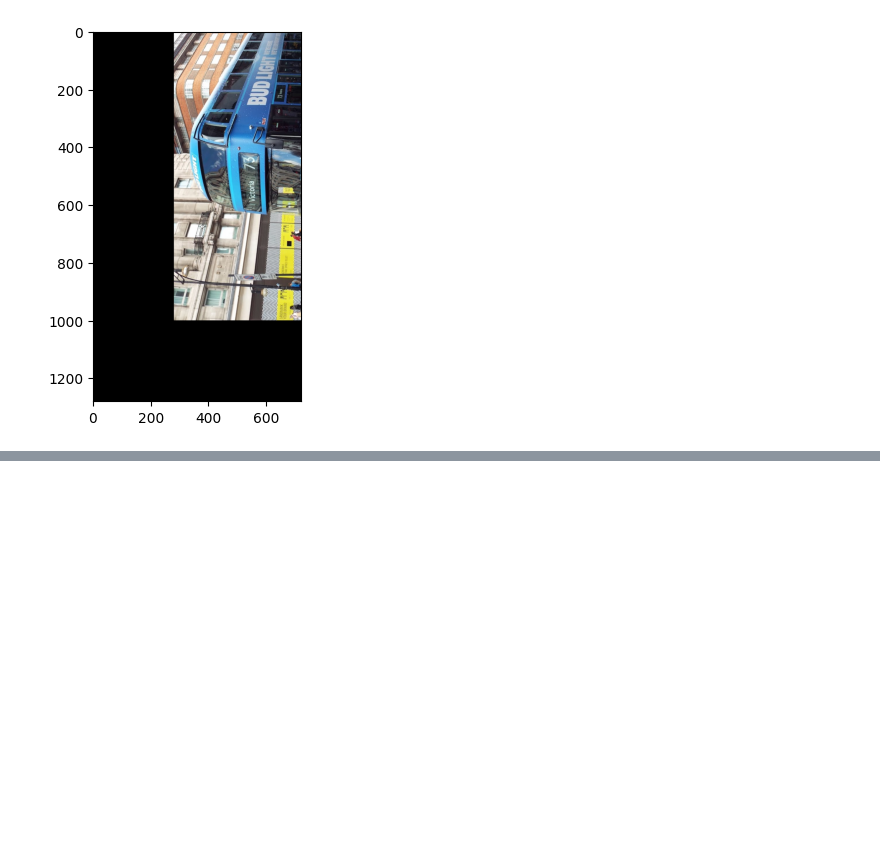
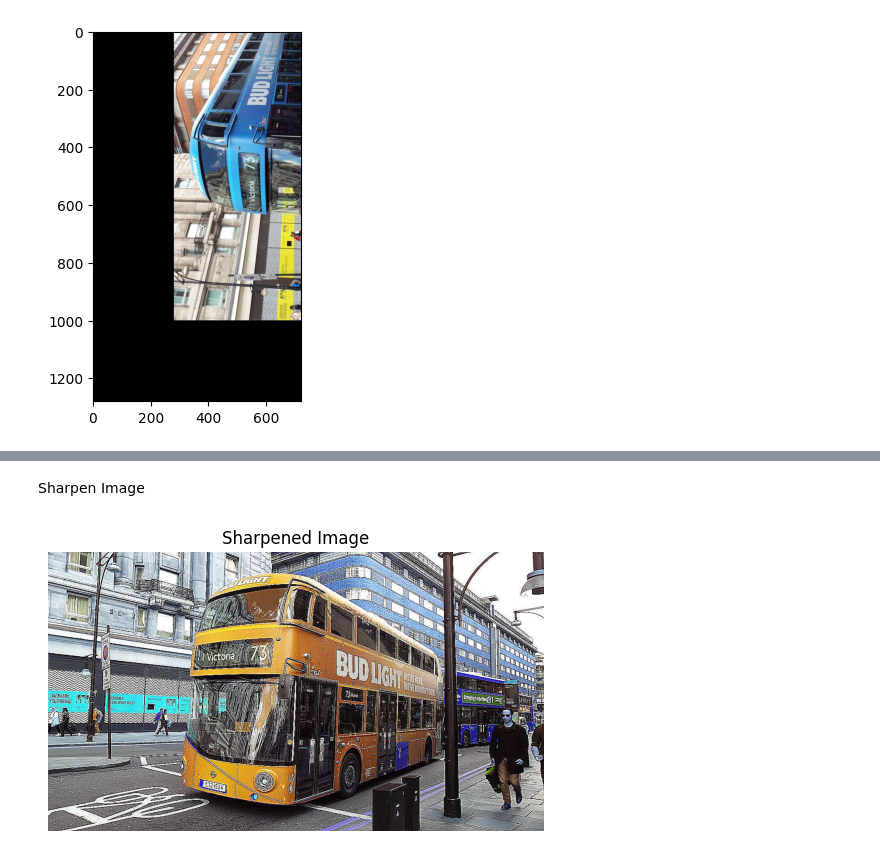
Before and after one commit to imKRUX/Object-Detection, a Jupyter notebook: pracimg.ipynb, the cells around one changed output, grey strips where cells are left out. Saved outputs shown, nothing was run; the diff lists cells and outputs as text; code cells hidden in the pictures; blank space fills up the shorter version.

```diff
--- a/pracimg.ipynb
+++ b/pracimg.ipynb
@@ -77,0 +113,16 @@ plt.imshow(rotate_90)
+# %% [markdown]
+Sharpen Image
+# %%
+kernel_sharpening = np.array([[-1,-1,-1],
+                              [-1,9,-1],
+                              [-1,-1,-1]])
+
+image_sharpen = cv2.filter2D(image, -1, kernel_sharpening)
+
+ax = plt.subplot()
+ax.imshow(image_sharpen)
+ax.axis('off')
+ax.set_title('Sharpened Image')
+plt.show()
+# %% [output]
+[figure, added]
```
Also changed, not shown: parts of 17 cells of this notebook.
